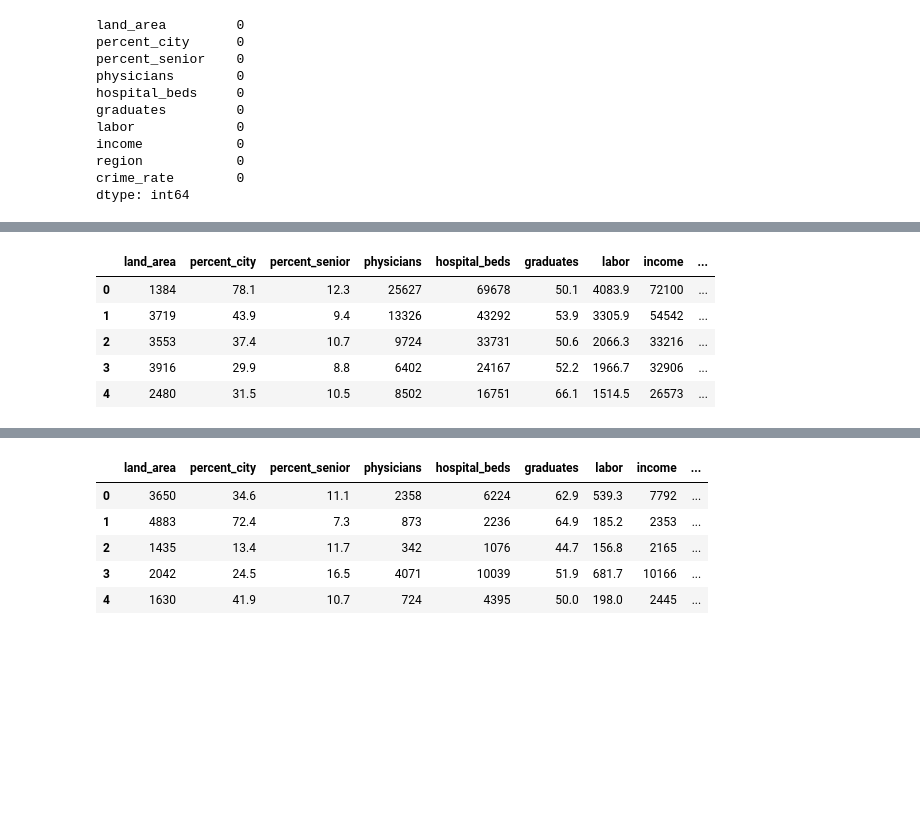
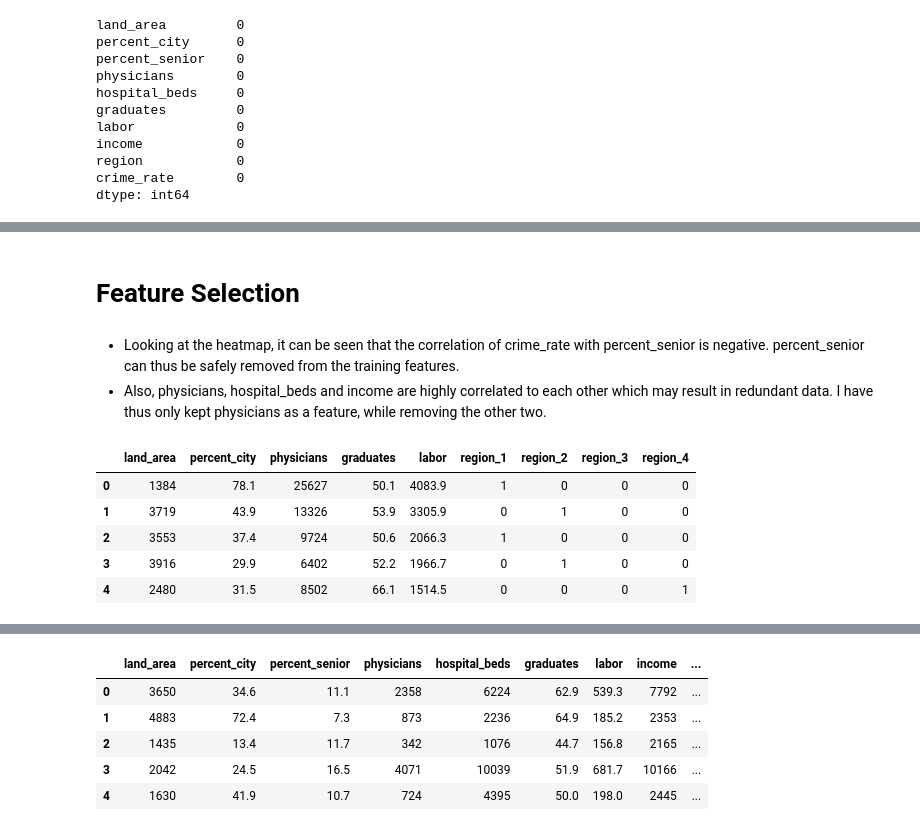
Before and after one commit to Gunnika/Crime-Rate-Prediction, a Jupyter notebook: Crime Rate Prediction.ipynb, the cells around one changed output, grey strips where cells are left out. Cells and saved outputs as stored; diff of their text form; code cells hidden in the pictures; blank space fills up the shorter version.

```diff
--- a/Crime Rate Prediction.ipynb
+++ b/Crime Rate Prediction.ipynb
@@ -15,6 +27,6 @@ from sklearn.metrics import r2_score
 # %%
-train_data = pd.read_csv("Standard Metropolitan Areas Data - train_data.csv")
-train_data.head()
+data = pd.read_csv("Standard Metropolitan Areas Data - train_data.csv")
+data.head()
 # %% [output]
 |  | land_area | percent_city | percent_senior | physicians | hospital_beds | graduates | labor | income | ... |
 | 0 | 1384 | 78.1 | 12.3 | 25627 | 69678 | 50.1 | 4083.9 | 72100 | ... |
@@ -50,0 +76,4 @@ train_data = train_data.join(encoded_columns).drop('region', axis=1)
+# %%
+encoded_columns = pd.get_dummies(data['region'], prefix='region')
+data = data.join(encoded_columns).drop('region', axis=1)
+data[:5]
@@ -51,9 +87,17 @@ train_data = train_data.join(encoded_columns).drop('region', axis=1)
+# %% [markdown]
+# Feature Selection
+# %% [markdown]
+- Looking at the heatmap, it can be seen that the correlation of crime_rate with percent_senior is negative. percent_senior can thus be safely removed from the training features.
+- Also, physicians, hospital_beds and income are highly correlated to each other which may result in redundant data. I have thus only kept physicians as a feature, while removing the other two.
+# %%
+x_df = data.drop(['crime_rate', 'percent_senior', 'hospital_beds', 'income'],1)   #Feature Matrix
+y_df = data["crime_rate"]/100
 # %%
-train_data[:5]
+x_df[:5]
 # %% [output]
-|  | land_area | percent_city | percent_senior | physicians | hospital_beds | graduates | labor | income | ... |
-| 0 | 1384 | 78.1 | 12.3 | 25627 | 69678 | 50.1 | 4083.9 | 72100 | ... |
-| 1 | 3719 | 43.9 | 9.4 | 13326 | 43292 | 53.9 | 3305.9 | 54542 | ... |
-| 2 | 3553 | 37.4 | 10.7 | 9724 | 33731 | 50.6 | 2066.3 | 33216 | ... |
-| 3 | 3916 | 29.9 | 8.8 | 6402 | 24167 | 52.2 | 1966.7 | 32906 | ... |
-| 4 | 2480 | 31.5 | 10.5 | 8502 | 16751 | 66.1 | 1514.5 | 26573 | ... |
+|  | land_area | percent_city | physicians | graduates | labor | region_1 | region_2 | region_3 | region_4 |
+| 0 | 1384 | 78.1 | 25627 | 50.1 | 4083.9 | 1 | 0 | 0 | 0 |
+| 1 | 3719 | 43.9 | 13326 | 53.9 | 3305.9 | 0 | 1 | 0 | 0 |
+| 2 | 3553 | 37.4 | 9724 | 50.6 | 2066.3 | 1 | 0 | 0 | 0 |
+| 3 | 3916 | 29.9 | 6402 | 52.2 | 1966.7 | 0 | 1 | 0 | 0 |
+| 4 | 2480 | 31.5 | 8502 | 66.1 | 1514.5 | 0 | 0 | 0 | 1 |
```
Also changed, not shown: parts of 50 cells of this notebook.
